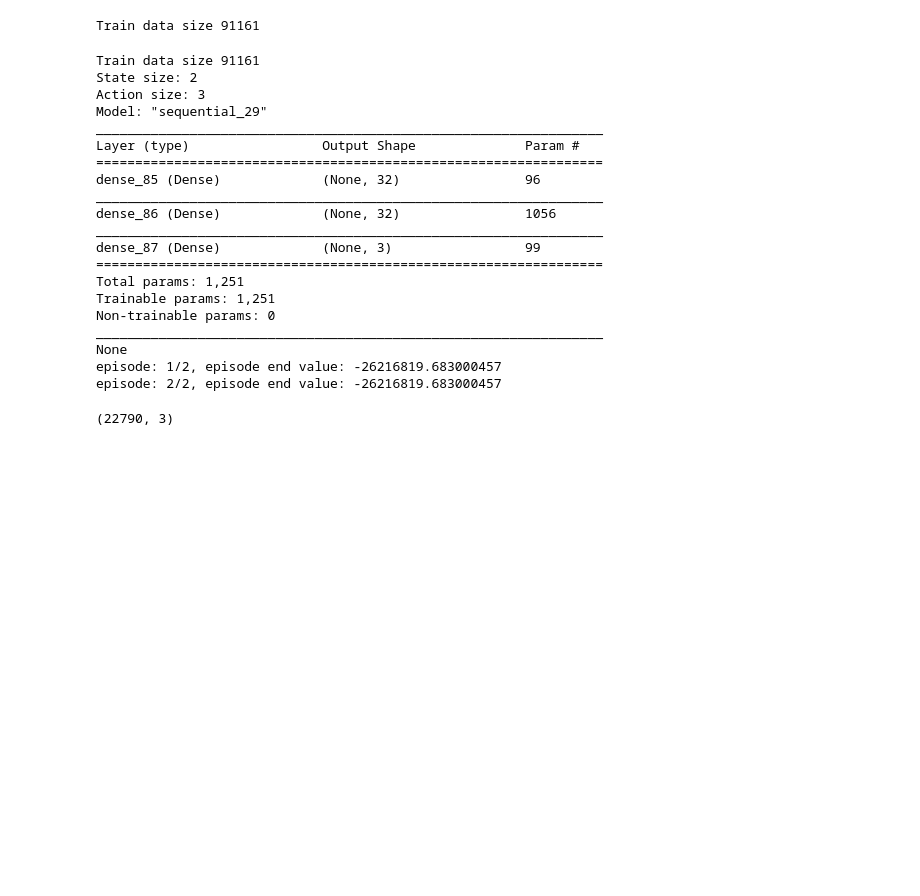
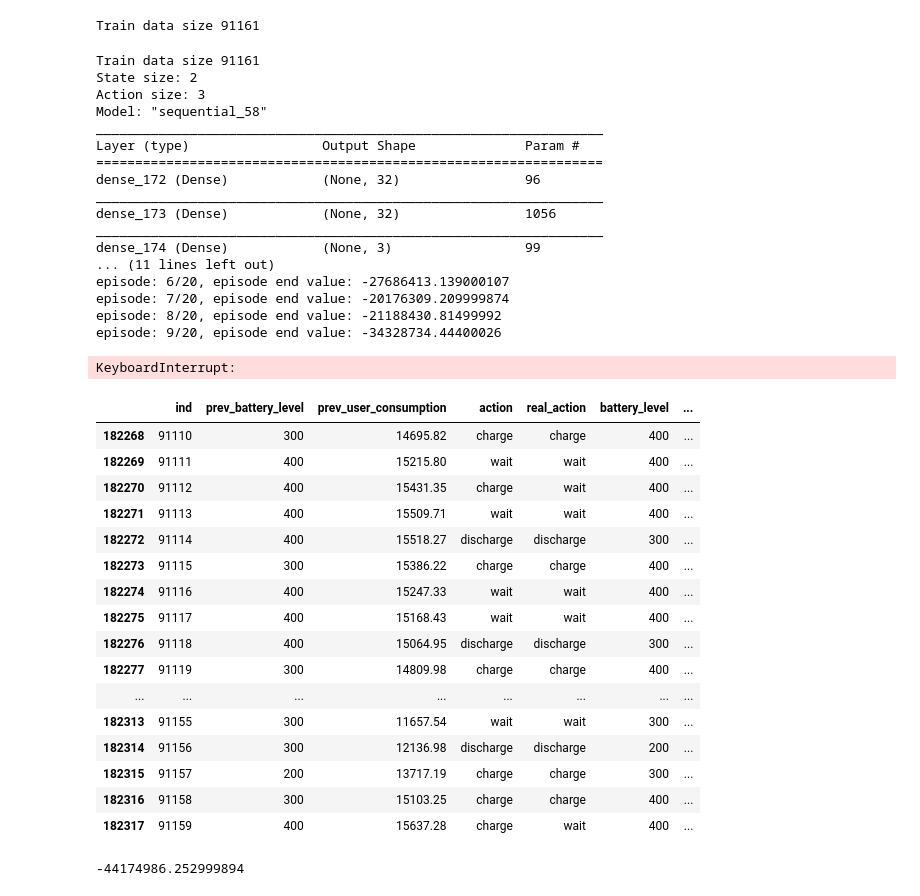
Before and after one commit to Carterbouley/Batteries-RL-optimization, a Jupyter notebook: q_learning.ipynb, the cells around one changed output. Saved outputs shown, nothing was run; the diff lists cells and outputs as text; code cells hidden in the pictures; blank space fills up the shorter version.

```diff
--- a/q_learning.ipynb
+++ b/q_learning.ipynb
@@ -351,8 +378,8 @@ train_size = int(np.around(df.shape[0] * 0.8))
 print("Train data size", train_size)
 train_data = df[:train_size]
 test_data = df[train_size:]
-initial_battery_capacity = 400
-env = Env(train_data['load'], initial_battery_capacity)
+initial_battery_capacity = 200
+env = Env(train_data['load'], initial_battery_capacity, reward_func=cost_by_24h_diff)
 state_size = env.observation_space.shape
 print("State size:", state_size)
 action_size = env.action_space.n
@@ -361,7 +388,7 @@ agent = DQNAgent(state_size, action_size)
 scaler = get_scaler(env)
 portfolio_value = []
 mode = 'train'
-episode = 5
+episode = 20
 
 make_dir('weights')
 make_dir('portfolio_val')
@@ -390,35 +417,65 @@ for e in range(episode):
             break
         # if mode == 'train' and len(agent.memory) > batch_size:
         #     agent.replay(batch_size)
-        if mode == 'train' and (e + 1) % 10 == 0:
-            agent.save('weights/{}-dqn.h5'.format(timestamp))
+    if mode == 'train' and (e + 1) % 10 == 0:
+        agent.save('weights/{}-dqn.h5'.format(timestamp))
     with open('portfolio_val/{}-{}.p'.format(timestamp, mode), 'wb') as fp:
         pickle.dump(portfolio_value, fp)
 # %% [output]
 Train data size 91161
 State size: 2
 Action size: 3
-Model: "sequential_29"
+Model: "sequential_58"
 _________________________________________________________________
 Layer (type)                 Output Shape              Param #
 =================================================================
-dense_85 (Dense)             (None, 32)                96
+dense_172 (Dense)            (None, 32)                96
 _________________________________________________________________
-dense_86 (Dense)             (None, 32)                1056
+dense_173 (Dense)            (None, 32)                1056
 _________________________________________________________________
-dense_87 (Dense)             (None, 3)                 99
-=================================================================
-Total params: 1,251
-Trainable params: 1,251
-Non-trainable params: 0
-_________________________________________________________________
-None
-episode: 1/2, episode end value: -26216819.683000457
-episode: 2/2, episode end value: -26216819.683000457
+dense_174 (Dense)            (None, 3)                 99
+... (11 lines left out)
+episode: 6/20, episode end value: -27686413.139000107
+episode: 7/20, episode end value: -20176309.209999874
+episode: 8/20, episode end value: -21188430.81499992
+episode: 9/20, episode end value: -34328734.44400026
+KeyboardInterrupt:
-# %%
-test_data.shape
-# %% [output]
-(22790, 3)
+# %%
+df_history = pd.DataFrame(env.all_history, columns=['ind',
+                'prev_battery_level',
+                'prev_user_consumption',
+                'action',
+                'real_action',
+                'battery_level',
+                'user_consumption',
+                'consumption_to_pay',
+                'cost_diff',
+                'reward'])
+# df_history['consumption_diff'] = df_history['user_consumption'] - df_history['consumption_to_pay']
+# %%
+df_history.tail(50)
+# %% [output]
+|  | ind | prev_battery_level | prev_user_consumption | action | real_action | battery_level | ... |
+| 182268 | 91110 | 300 | 14695.82 | charge | charge | 400 | ... |
+| 182269 | 91111 | 400 | 15215.80 | wait | wait | 400 | ... |
+| 182270 | 91112 | 400 | 15431.35 | charge | wait | 400 | ... |
+| 182271 | 91113 | 400 | 15509.71 | wait | wait | 400 | ... |
+| 182272 | 91114 | 400 | 15518.27 | discharge | discharge | 300 | ... |
+| 182273 | 91115 | 300 | 15386.22 | charge | charge | 400 | ... |
+| 182274 | 91116 | 400 | 15247.33 | wait | wait | 400 | ... |
+| 182275 | 91117 | 400 | 15168.43 | wait | wait | 400 | ... |
+| 182276 | 91118 | 400 | 15064.95 | discharge | discharge | 300 | ... |
+| 182277 | 91119 | 300 | 14809.98 | charge | charge | 400 | ... |
+| ... | ... | ... | ... | ... | ... | ... | ... |
+| 182313 | 91155 | 300 | 11657.54 | wait | wait | 300 | ... |
+| 182314 | 91156 | 300 | 12136.98 | discharge | discharge | 200 | ... |
+| 182315 | 91157 | 200 | 13717.19 | charge | charge | 300 | ... |
+| 182316 | 91158 | 300 | 15103.25 | charge | charge | 400 | ... |
+| 182317 | 91159 | 400 | 15637.28 | charge | wait | 400 | ... |
+# %%
+df_history['reward'].sum()
+# %% [output]
+-44174986.252999894
 # %%
 env = Env()
 agent = Agent()
```
Also changed, not shown: parts of 1 cell of this notebook.
